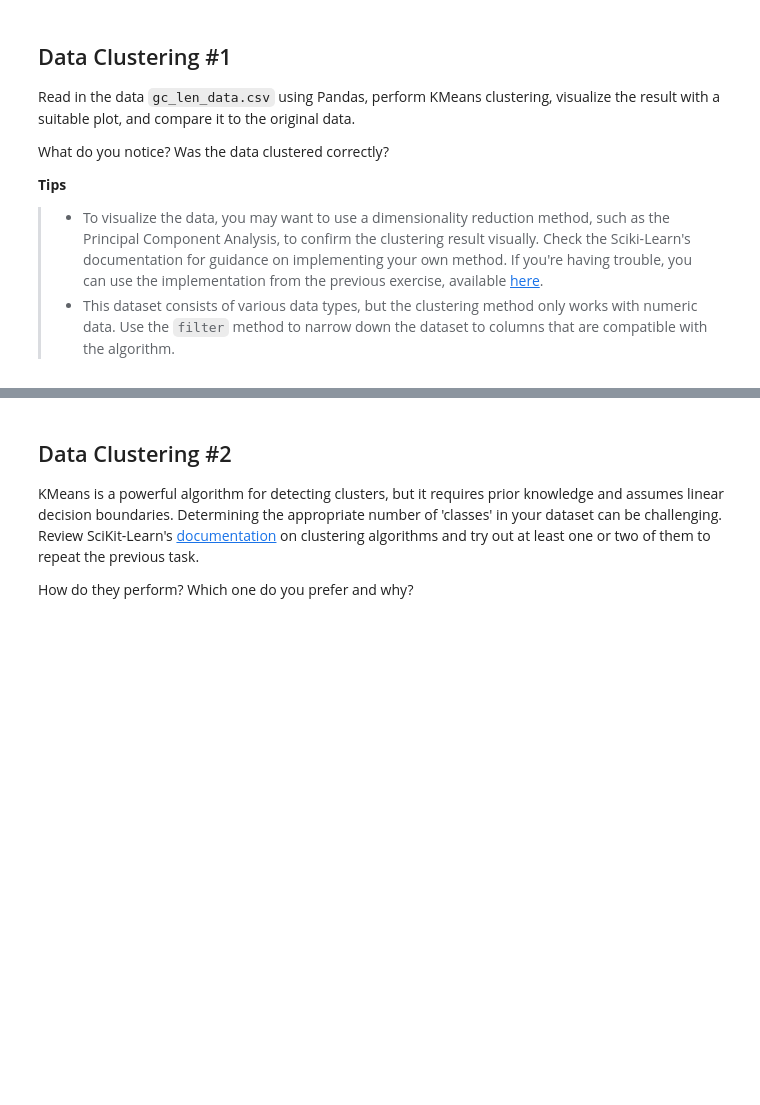
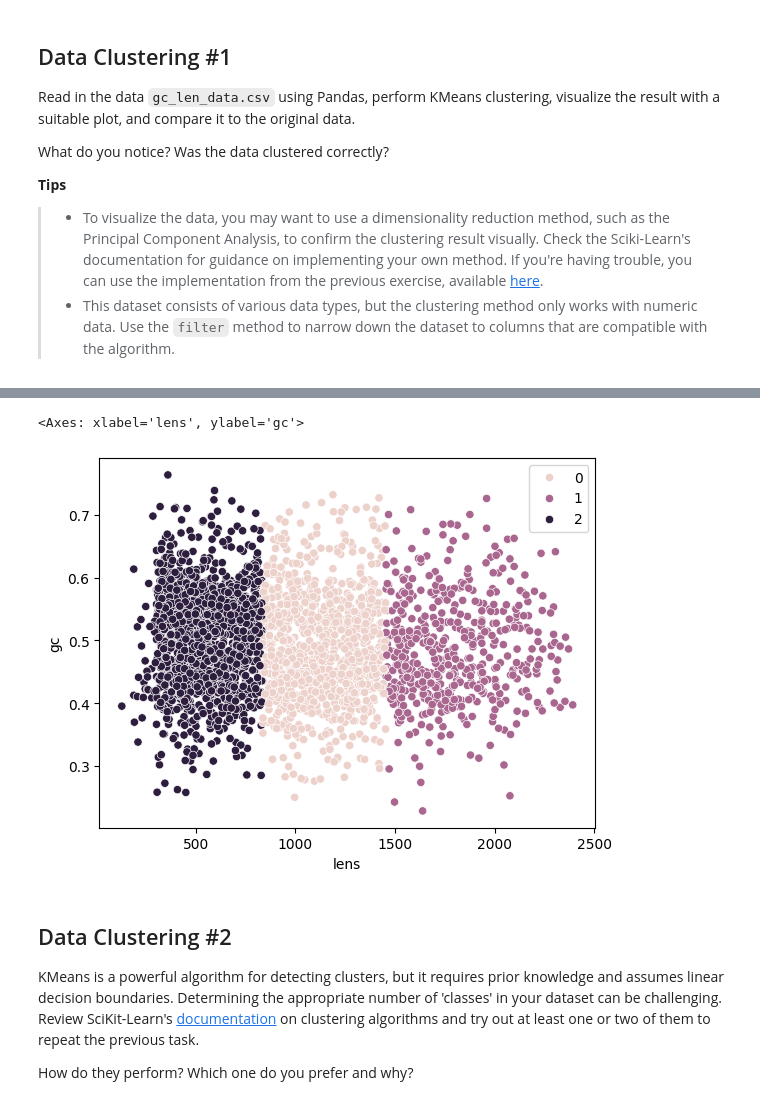
Before and after one commit to AnnaIPC/Python, a Jupyter notebook: exercises/Exercise005.ipynb, the cells around one changed output, grey strips where cells are left out. Cells and saved outputs as stored; diff of their text form; code cells hidden in the pictures; blank space fills up the shorter version.

```diff
--- a/exercises/Exercise005.ipynb
+++ b/exercises/Exercise005.ipynb
@@ -28,0 +64,10 @@ What do you notice? Was the data clustered correctly?
+# %%
+df = pd.read_csv('gc_len_data.csv')
+df.head()
+
+for column in df.columns:
+  for item in df[column]:
+    if type(item) == str:
+      df_reduced = df.drop(columns = [column])
+      #print(column)
+df_reduced.head()
@@ -29,3 +82,14 @@ What do you notice? Was the data clustered correctly?
+# %%
+kmeans = KMeans(n_clusters=3, random_state=3, n_init="auto").fit(df_reduced)
+#n_clusters in how many groups to partition the data
+#random_state - random number generation for center of cluster
+#n_init="auto" - automatically choose the distance from the center to collect the data points in the cluster
+#the function assignes each data point to the closest center
+# %%
+sns.scatterplot(x=df_reduced.iloc[:,0], y=df_reduced.iloc[:,1], hue=kmeans.labels_)
+# %% [output]
+<Axes: xlabel='lens', ylabel='gc'>
+[figure, added]
 # %% [markdown]
 ## Data Clustering #2
 
```
Also changed, not shown: parts of 5 cells of this notebook.
